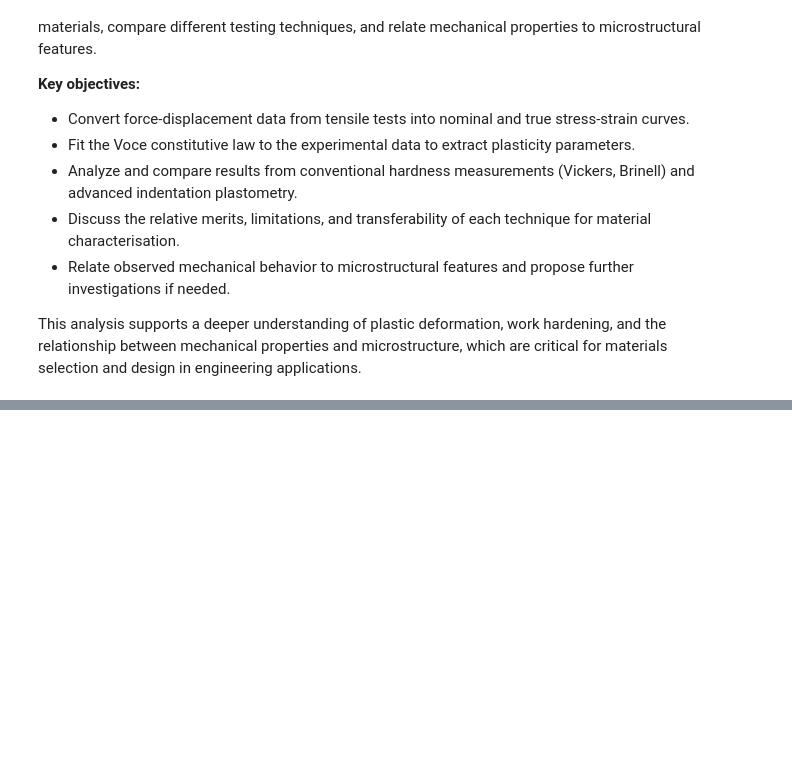
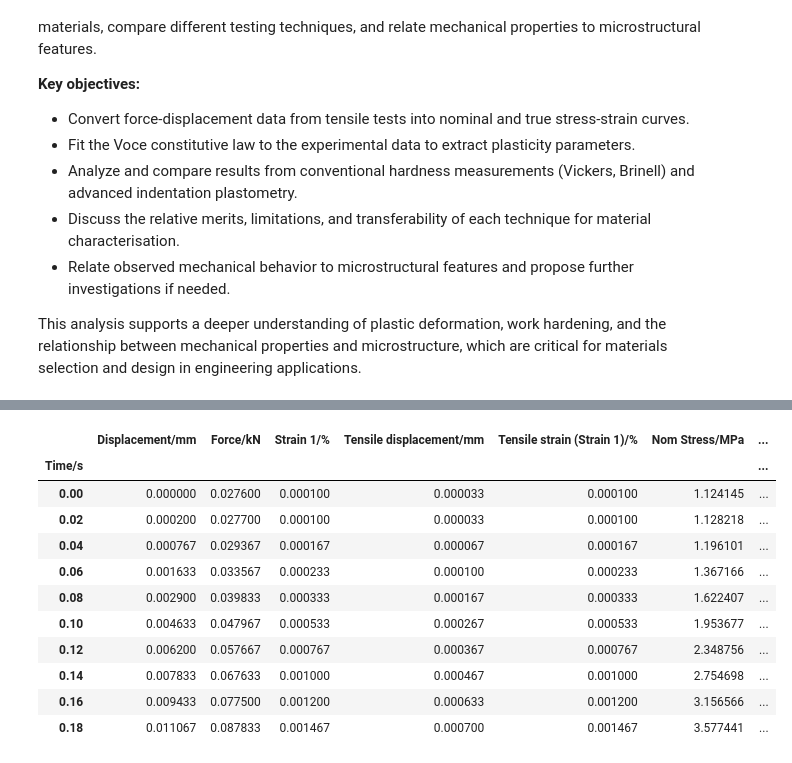
Before and after one commit to Thomas-J-Fish/II_Materials, a Jupyter notebook: P2_Plasticity/P2_analysis.ipynb, the cells around one changed output, grey strips where cells are left out. Saved outputs shown, nothing was run; the diff lists cells and outputs as text; code cells hidden in the pictures; blank space fills up the shorter version.

```diff
--- a/P2_Plasticity/P2_analysis.ipynb
+++ b/P2_Plasticity/P2_analysis.ipynb
@@ -42,0 +145,35 @@ T_dat.head()
+# %%
+# Calculate true and engineering stress
+# Tensile sample dimensions
+
+# UPDATE
+l = 0.0856
+w = 0.0124
+h = 0.00198
+
+A_avg['Nom Stress/MPa'] = A_avg['Force/kN'] / ((w*h) * 1e3)
+B_avg['Nom Stress/MPa'] = B_avg['Force/kN'] / ((w*h) * 1e3)
+S_avg['Nom Stress/MPa'] = S_avg['Force/kN'] / ((w*h) * 1e3)
+
+A_avg['True Stress/MPa'] = A_avg['Nom Stress/MPa'] * (1 + (A_avg['Strain 1/%']/100))
+B_avg['True Stress/MPa'] = B_avg['Nom Stress/MPa'] * (1 + (B_avg['Strain 1/%']/100))
+S_avg['True Stress/MPa'] = S_avg['Nom Stress/MPa'] * (1 + (S_avg['Strain 1/%']/100))
+
+A_avg['True Strain/%'] = np.log(1 + (A_avg['Strain 1/%']/100)) * 100
+B_avg['True Strain/%'] = np.log(1 + (B_avg['Strain 1/%']/100)) * 100
+S_avg['True Strain/%'] = np.log(1 + (S_avg['Strain 1/%']/100)) * 100
+
+S_avg.head(10)
+# %% [output]
+|  | Displacement/mm | Force/kN | Strain 1/% | Tensile displacement/mm | Tensile strain (Strain 1)/% | Nom Stress/MPa | ... |
+| Time/s |  |  |  |  |  |  | ... |
+| 0.00 | 0.000000 | 0.027600 | 0.000100 | 0.000033 | 0.000100 | 1.124145 | ... |
+| 0.02 | 0.000200 | 0.027700 | 0.000100 | 0.000033 | 0.000100 | 1.128218 | ... |
+| 0.04 | 0.000767 | 0.029367 | 0.000167 | 0.000067 | 0.000167 | 1.196101 | ... |
+| 0.06 | 0.001633 | 0.033567 | 0.000233 | 0.000100 | 0.000233 | 1.367166 | ... |
+| 0.08 | 0.002900 | 0.039833 | 0.000333 | 0.000167 | 0.000333 | 1.622407 | ... |
+| 0.10 | 0.004633 | 0.047967 | 0.000533 | 0.000267 | 0.000533 | 1.953677 | ... |
+| 0.12 | 0.006200 | 0.057667 | 0.000767 | 0.000367 | 0.000767 | 2.348756 | ... |
+| 0.14 | 0.007833 | 0.067633 | 0.001000 | 0.000467 | 0.001000 | 2.754698 | ... |
+| 0.16 | 0.009433 | 0.077500 | 0.001200 | 0.000633 | 0.001200 | 3.156566 | ... |
+| 0.18 | 0.011067 | 0.087833 | 0.001467 | 0.000700 | 0.001467 | 3.577441 | ... |
```
Also changed, not shown: parts of 8 cells of this notebook, 11 other files.
